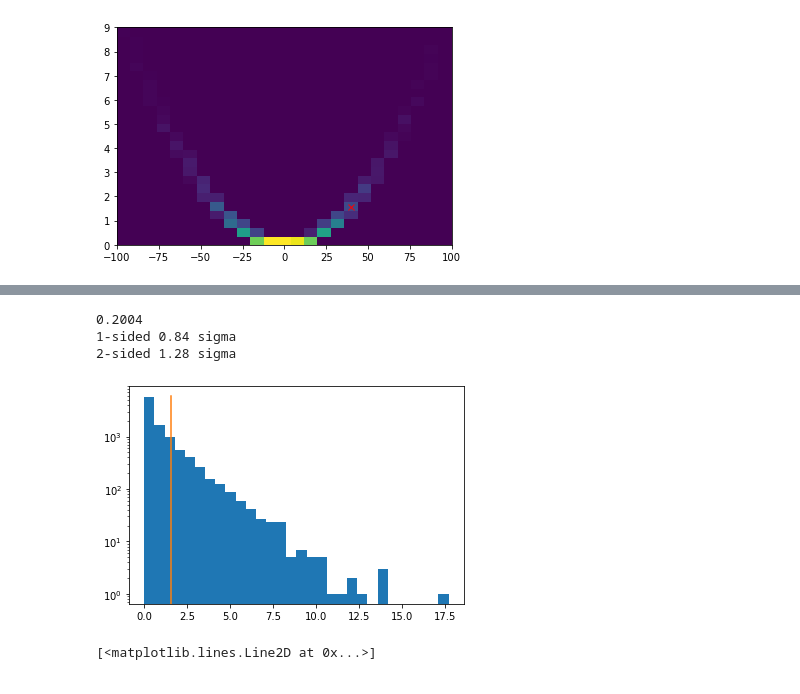
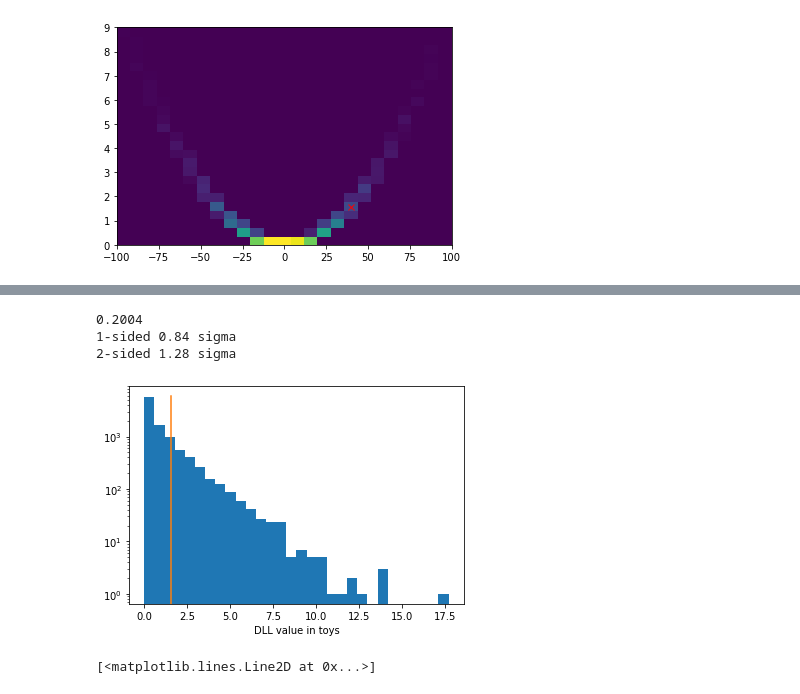
Before and after one commit to matthewkenzie/notebooks, a Jupyter notebook: pvalues.ipynb, the cells around one changed output, grey strips where cells are left out. Cells and saved outputs as stored; diff of their text form; code cells hidden in the pictures.

```diff
--- a/pvalues.ipynb
+++ b/pvalues.ipynb
@@ -169,24 +174,25 @@ x = plt.hist( ns_toys, bins=30, range=(-150,150))
 # %%
 plt.hist(dll_toys,bins=30)
 ylim = plt.ylim()
 plt.plot( [dll_data,dll_data], [0,ylim[1]] )
 plt.yscale('log')
+plt.xlabel('DLL value in toys')
 
 nworse = np.sum(dll_toys>dll_data)
 ntotal  = len(dll_toys)
 pval = nworse / ntotal
 
 # so generating p-value with toys in this way (i.e. where toys are allowed to have both neg and pos sigma)
 print(pval)
 nsigma_1side = (chi2.ppf(1-2*pval,1))**0.5
 nsigma_2side = (chi2.ppf(1-pval,1))**0.5
 print('1-sided {:4.2f} sigma'.format(nsigma_1side))
 print('2-sided {:4.2f} sigma'.format(nsigma_2side))
 # %% [output]
 0.2004
 1-sided 0.84 sigma
 2-sided 1.28 sigma
-[figure, old version]
+[figure, new version]
 # %%
 plt.hist2d(ns_toys, dll_toys,bins=(25,25), range=((-100,100),(0,9)))
 plt.plot(40, dll_data, 'rx')
```
Also changed, not shown: parts of 10 cells of this notebook, 1 other file.
